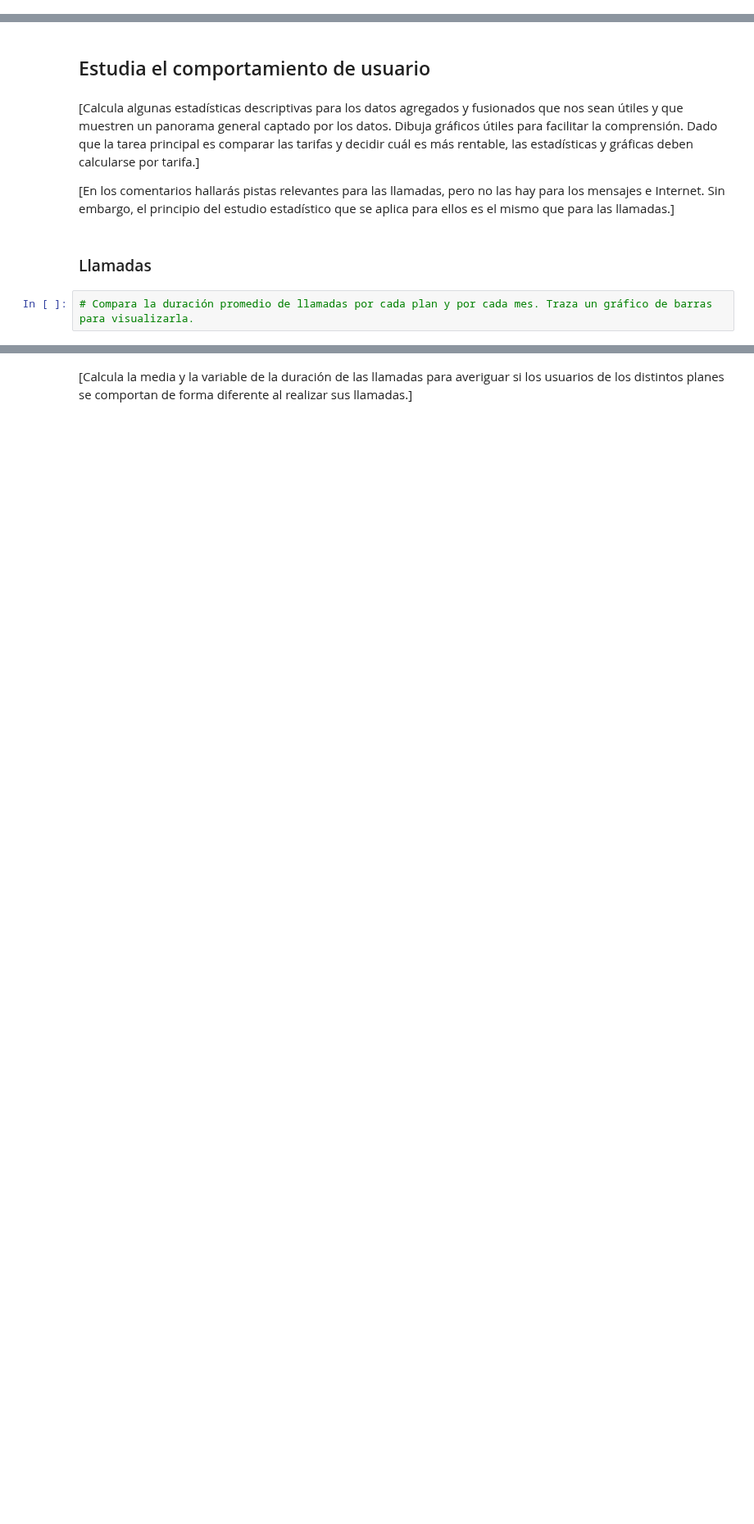
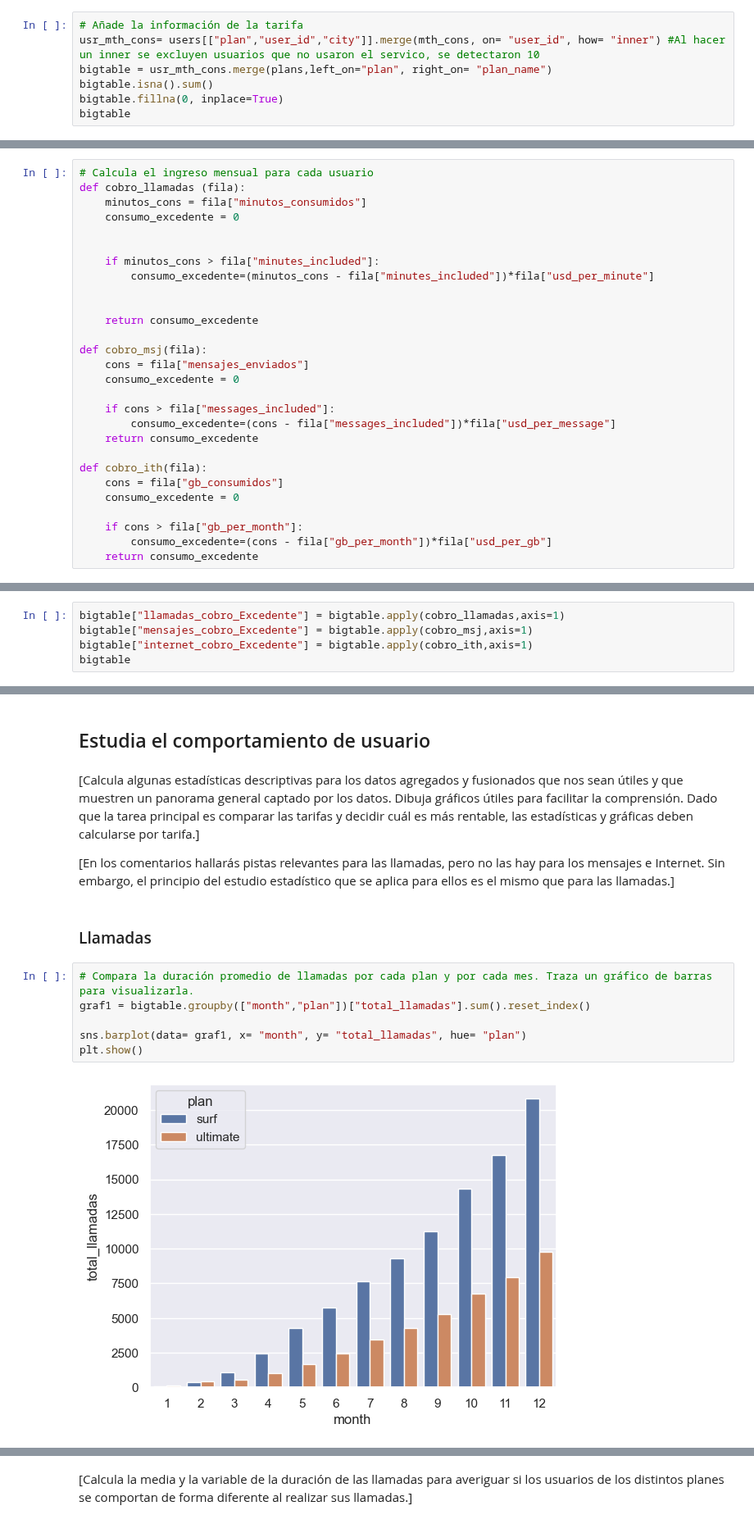
Before and after one commit to hukitan/tripleten, a Jupyter notebook: Proyectos_en_desarrollo/proyecto 5/proyect5.ipynb, the cells around one changed output, grey strips where cells are left out. Shown at 82% size. Drawn from its saved outputs; the diff is of its cells as text; blank space fills up the shorter version.

```diff
--- a/Proyectos_en_desarrollo/proyecto 5/proyect5.ipynb
+++ b/Proyectos_en_desarrollo/proyecto 5/proyect5.ipynb
@@ -340,0 +366,7 @@ users[["plan","user_id"]].merge(usr_mth_cons, on= "user_id")
+# %%
+# Añade la información de la tarifa
+usr_mth_cons= users[["plan","user_id","city"]].merge(mth_cons, on= "user_id", how= "inner") #Al hacer un inner se excluyen usuarios que no usaron el servico, se detectaron 10
+bigtable = usr_mth_cons.merge(plans,left_on="plan", right_on= "plan_name")
+bigtable.isna().sum()
+bigtable.fillna(0, inplace=True)
+bigtable
@@ -344,0 +389,28 @@ users[["plan","user_id"]].merge(usr_mth_cons, on= "user_id")
+# %%
+# Calcula el ingreso mensual para cada usuario
+def cobro_llamadas (fila):
+    minutos_cons = fila["minutos_consumidos"]
+    consumo_excedente = 0
+
+
+    if minutos_cons > fila["minutes_included"]:
+        consumo_excedente=(minutos_cons - fila["minutes_included"])*fila["usd_per_minute"]
+
+
+    return consumo_excedente
+
+def cobro_msj(fila):
+    cons = fila["mensajes_enviados"]
+    consumo_excedente = 0
+
+    if cons > fila["messages_included"]:
+        consumo_excedente=(cons - fila["messages_included"])*fila["usd_per_message"]
+    return consumo_excedente
+
+def cobro_ith(fila):
+    cons = fila["gb_consumidos"]
+    consumo_excedente = 0
+
+    if cons > fila["gb_per_month"]:
+        consumo_excedente=(cons - fila["gb_per_month"])*fila["usd_per_gb"]
+    return consumo_excedente
@@ -344,0 +419,5 @@ users[["plan","user_id"]].merge(usr_mth_cons, on= "user_id")
+# %%
+bigtable["llamadas_cobro_Excedente"] = bigtable.apply(cobro_llamadas,axis=1)
+bigtable["mensajes_cobro_Excedente"] = bigtable.apply(cobro_msj,axis=1)
+bigtable["internet_cobro_Excedente"] = bigtable.apply(cobro_ith,axis=1)
+bigtable
@@ -352,5 +445,11 @@ users[["plan","user_id"]].merge(usr_mth_cons, on= "user_id")
 ### Llamadas
 # %%
 # Compara la duración promedio de llamadas por cada plan y por cada mes. Traza un gráfico de barras para visualizarla.
+graf1 = bigtable.groupby(["month","plan"])["total_llamadas"].sum().reset_index()
+
+sns.barplot(data= graf1, x= "month", y= "total_llamadas", hue= "plan")
+plt.show()
+# %% [output]
+[figure, added]
 # %%
 # Compara el número de minutos mensuales que necesitan los usuarios de cada plan. Traza un histograma.
```
Also changed, not shown: parts of 29 cells of this notebook.
